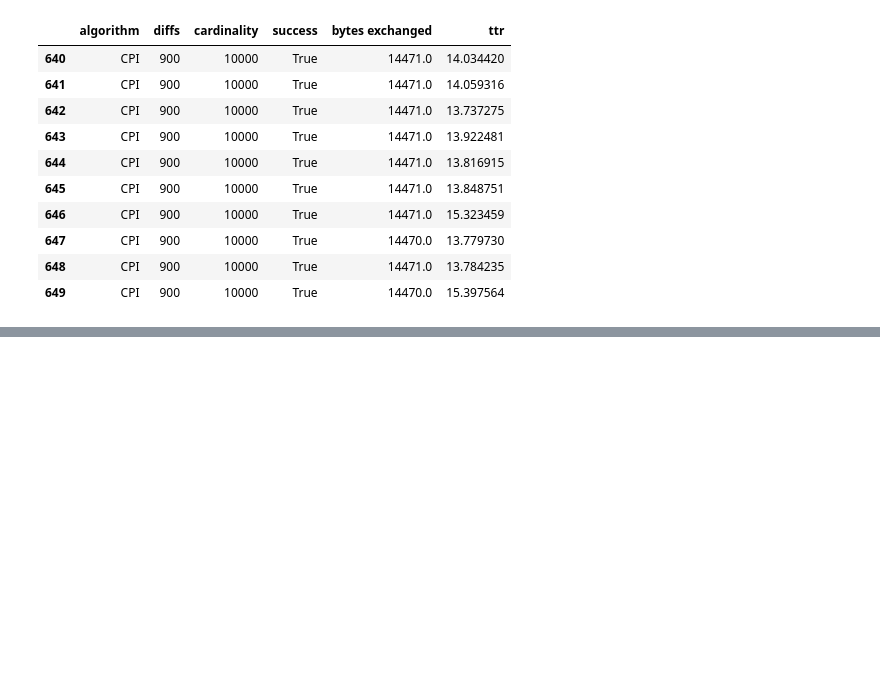
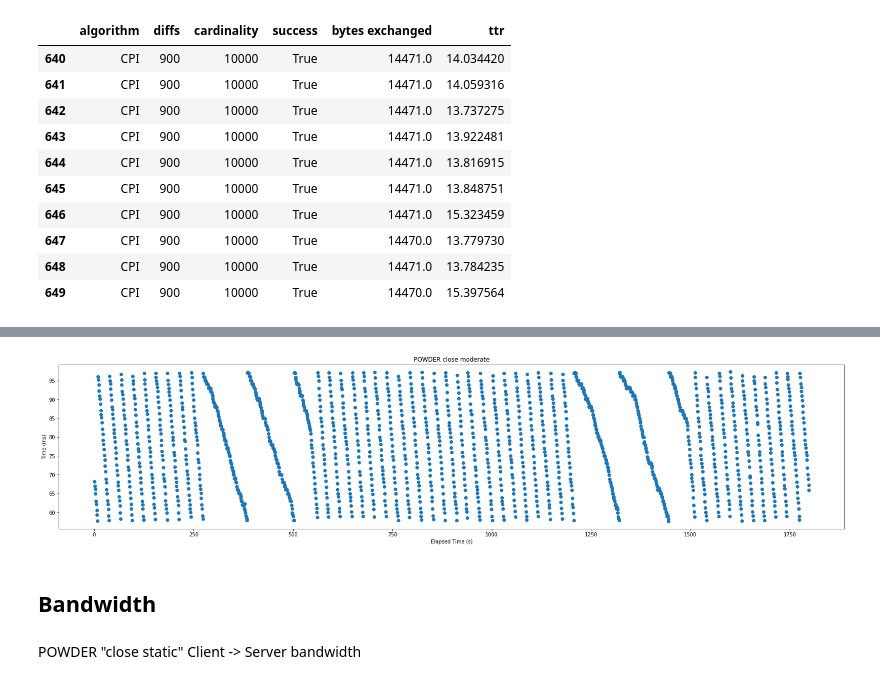
Before and after one commit to nislab/gensync, a Jupyter notebook: run/analysis.ipynb, the cells around one changed output, grey strips where cells are left out. Drawn from its saved outputs; the diff is of its cells as text; code cells hidden in the pictures; blank space fills up the shorter version.

```diff
--- a/run/analysis.ipynb
+++ b/run/analysis.ipynb
@@ -559,0 +621,7 @@ d_1026[(d_1026['algorithm'] == 'CPI') & (d_1026['diffs'] == 900)]
+# %%
+plot_rtt_time_series(ping_1026, title='POWDER close moderate')
+# %% [output]
+[figure, added]
+# %% [markdown]
+<a name="net_performance"></a>
+## Bandwidth
@@ -559,0 +643,2 @@ d_1026[(d_1026['algorithm'] == 'CPI') & (d_1026['diffs'] == 900)]
+# %% [markdown]
+POWDER "close static" Client -> Server bandwidth
```
Also changed, not shown: parts of 33 cells of this notebook, 1 other file.
